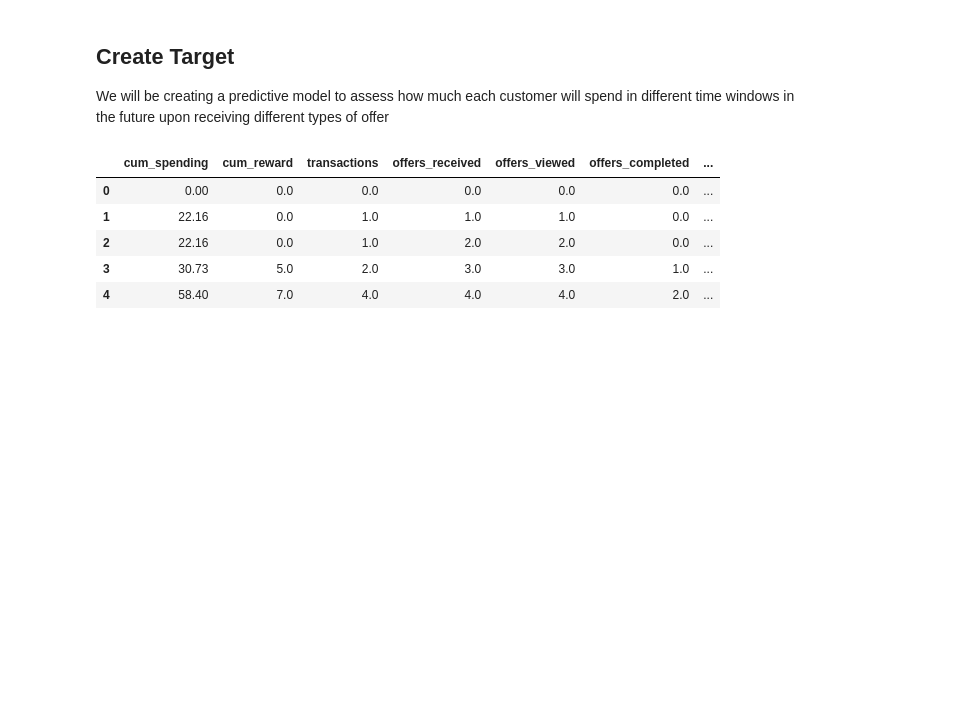
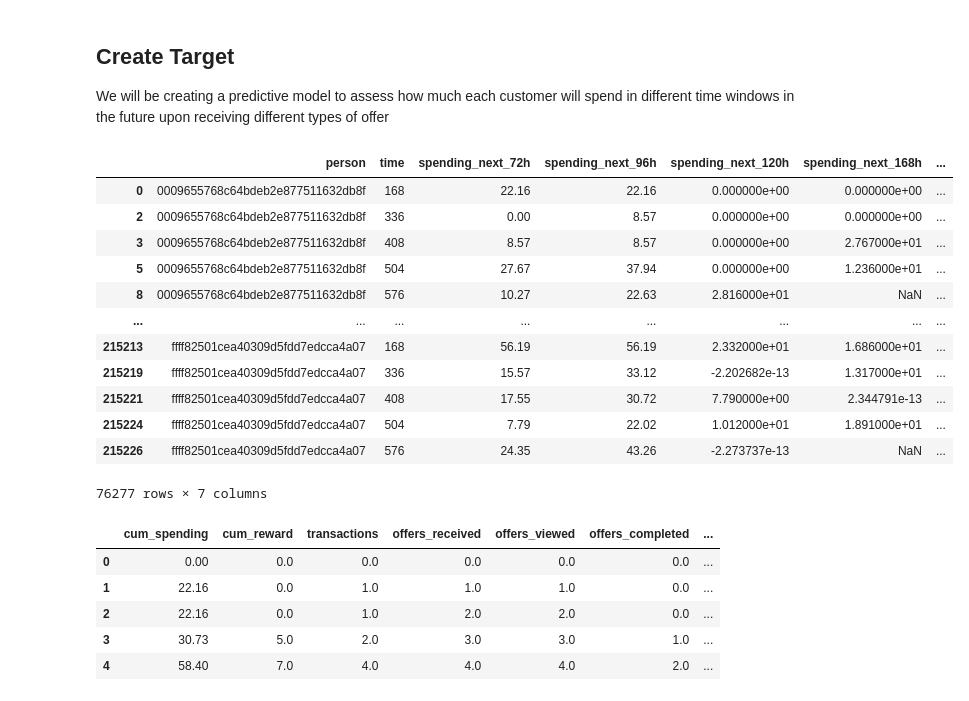
Before and after one commit to felipe-takaoka/starbucks-capstone, a Jupyter notebook: Starbucks_Capstone_notebook.ipynb, the cells around one changed output. Drawn from its saved outputs; the diff is of its cells as text; code cells hidden in the pictures; blank space fills up the shorter version.

Commit message:
feat: Separate target in exclusive time windows

```diff
--- a/Starbucks_Capstone_notebook.ipynb
+++ b/Starbucks_Capstone_notebook.ipynb
@@ -499,9 +499,29 @@ for time_window in time_windows:
 
 # Change spending targets to be defined in exclusive time windows
 # that way inference with the fitted models are guaranteed to be monotonically non-decreasing
+for i in range(len(time_windows)-1, 1, -1):
+    spending_col = f"spending_next_{time_windows[i]}h"
+    prev_spending_col = f"spending_next_{time_windows[i-1]}h"
+    Y_df[spending_col] -= Y_df[prev_spending_col]
 
 Y_df = Y_df[Y_df["event"]=="offer received"]
 Y_df = Y_df.drop(columns=["event","amount"])
+# %%
+Y_df
+# %% [output]
+|  | person | time | spending_next_72h | spending_next_96h | spending_next_120h | spending_next_168h | ... |
+| 0 | 0009655768c64bdeb2e877511632db8f | 168 | 22.16 | 22.16 | 0.000000e+00 | 0.000000e+00 | ... |
+| 2 | 0009655768c64bdeb2e877511632db8f | 336 | 0.00 | 8.57 | 0.000000e+00 | 0.000000e+00 | ... |
+| 3 | 0009655768c64bdeb2e877511632db8f | 408 | 8.57 | 8.57 | 0.000000e+00 | 2.767000e+01 | ... |
+| 5 | 0009655768c64bdeb2e877511632db8f | 504 | 27.67 | 37.94 | 0.000000e+00 | 1.236000e+01 | ... |
+| 8 | 0009655768c64bdeb2e877511632db8f | 576 | 10.27 | 22.63 | 2.816000e+01 | NaN | ... |
+| ... | ... | ... | ... | ... | ... | ... | ... |
+| 215213 | ffff82501cea40309d5fdd7edcca4a07 | 168 | 56.19 | 56.19 | 2.332000e+01 | 1.686000e+01 | ... |
+| 215219 | ffff82501cea40309d5fdd7edcca4a07 | 336 | 15.57 | 33.12 | -2.202682e-13 | 1.317000e+01 | ... |
+| 215221 | ffff82501cea40309d5fdd7edcca4a07 | 408 | 17.55 | 30.72 | 7.790000e+00 | 2.344791e-13 | ... |
+| 215224 | ffff82501cea40309d5fdd7edcca4a07 | 504 | 7.79 | 22.02 | 1.012000e+01 | 1.891000e+01 | ... |
+| 215226 | ffff82501cea40309d5fdd7edcca4a07 | 576 | 24.35 | 43.26 | -2.273737e-13 | NaN | ... |
+76277 rows × 7 columns
 # %%
 # Create training dataset
 df_full = transcript_feats[transcript_feats["event"]=="offer received"].copy()
```
